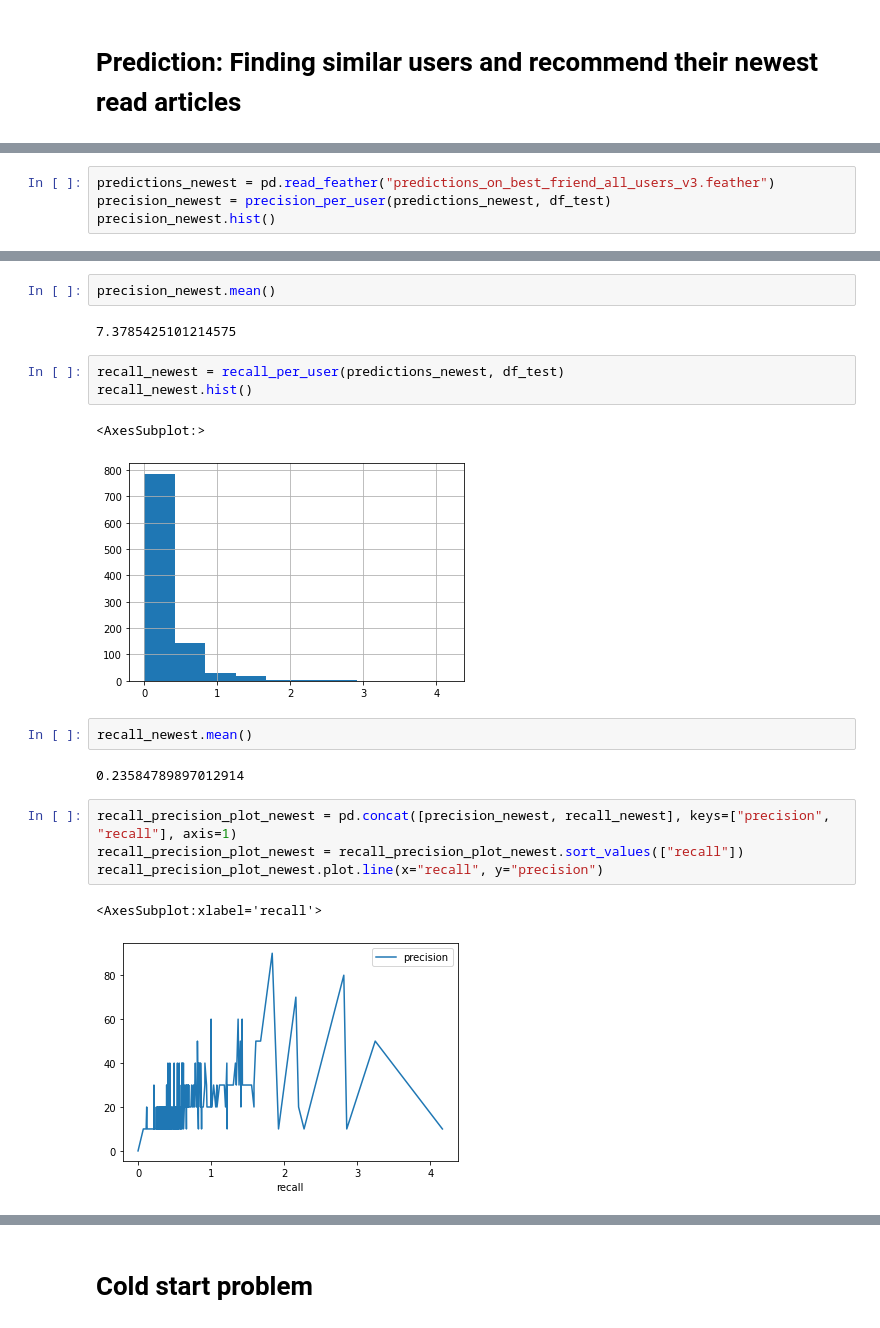
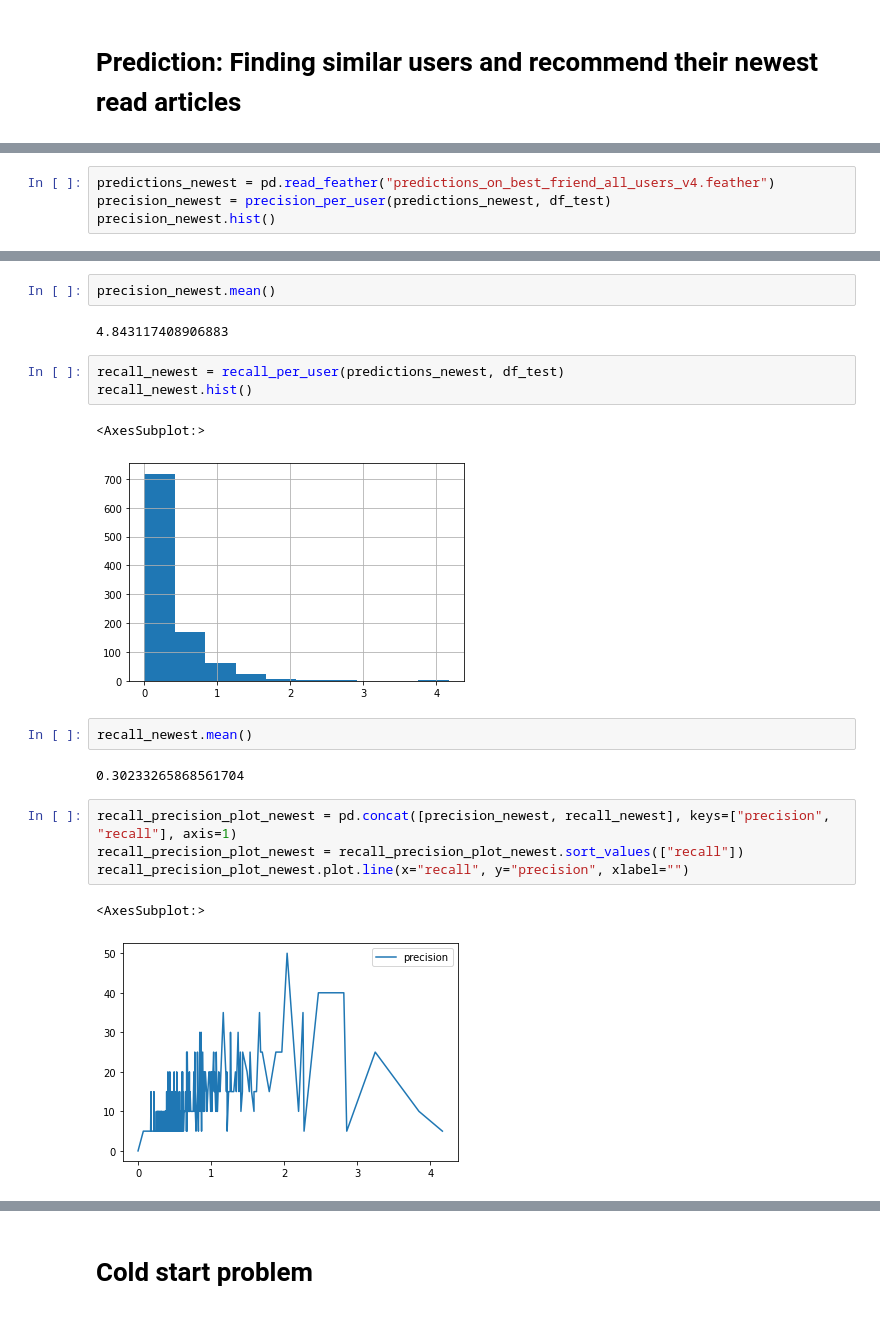
Before and after one commit to jonev/recommender-systems, a Jupyter notebook: graph_based_db.ipynb, the cells around one changed output, grey strips where cells are left out. Drawn from its saved outputs; the diff is of its cells as text.

```diff
--- a/graph_based_db.ipynb
+++ b/graph_based_db.ipynb
@@ -133,7 +136,7 @@ start_time = time.time()
 logging.info(f"Prediction on bestfriend took: {((time.time() - start_time)/60.0)} minutes, or hours: {((time.time() - start_time)/3600.0)}")
 pd.set_option('display.max_colwidth', None)
 # %%
-predictions_newest = pd.read_feather("predictions_on_best_friend_all_users_v3.feather")
+predictions_newest = pd.read_feather("predictions_on_best_friend_all_users_v4.feather")
 precision_newest = precision_per_user(predictions_newest, df_test)
 precision_newest.hist()
 # %% [output]
@@ -142,24 +145,24 @@ precision_newest.hist()
 # %%
 precision_newest.mean()
 # %% [output]
-7.3785425101214575
+4.843117408906883
 # %%
 recall_newest = recall_per_user(predictions_newest, df_test)
 recall_newest.hist()
 # %% [output]
 <AxesSubplot:>
-[figure, old version]
+[figure, new version]
 # %%
 recall_newest.mean()
 # %% [output]
-0.23584789897012914
+0.30233265868561704
 # %%
 recall_precision_plot_newest = pd.concat([precision_newest, recall_newest], keys=["precision", "recall"], axis=1)
 recall_precision_plot_newest = recall_precision_plot_newest.sort_values(["recall"])
-recall_precision_plot_newest.plot.line(x="recall", y="precision")
+recall_precision_plot_newest.plot.line(x="recall", y="precision", xlabel="")
 # %% [output]
-<AxesSubplot:xlabel='recall'>
+<AxesSubplot:>
-[figure, old version]
+[figure, new version]
 # %%
 f1_newest = f1_per_user(predictions_newest, df_test)
 f1_newest.hist()
```
Also changed, not shown: parts of 13 cells of this notebook, 3 other files.
